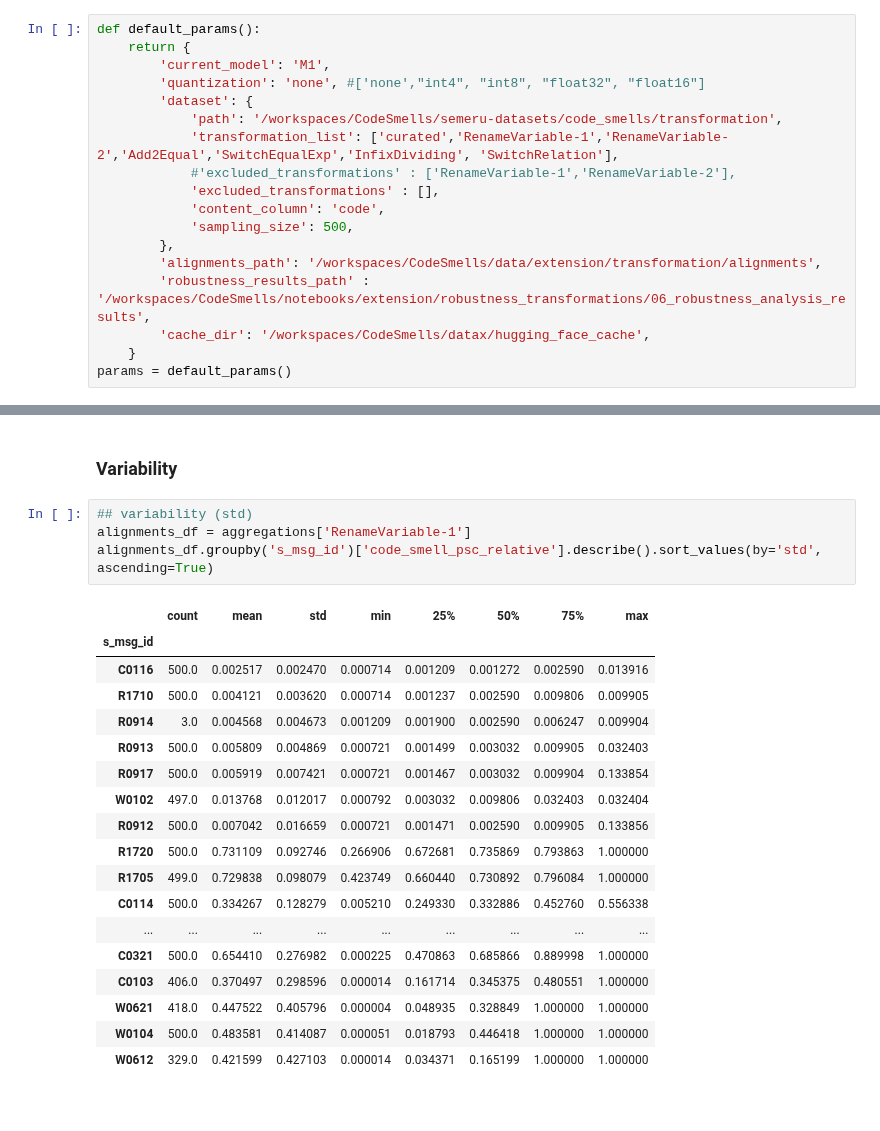
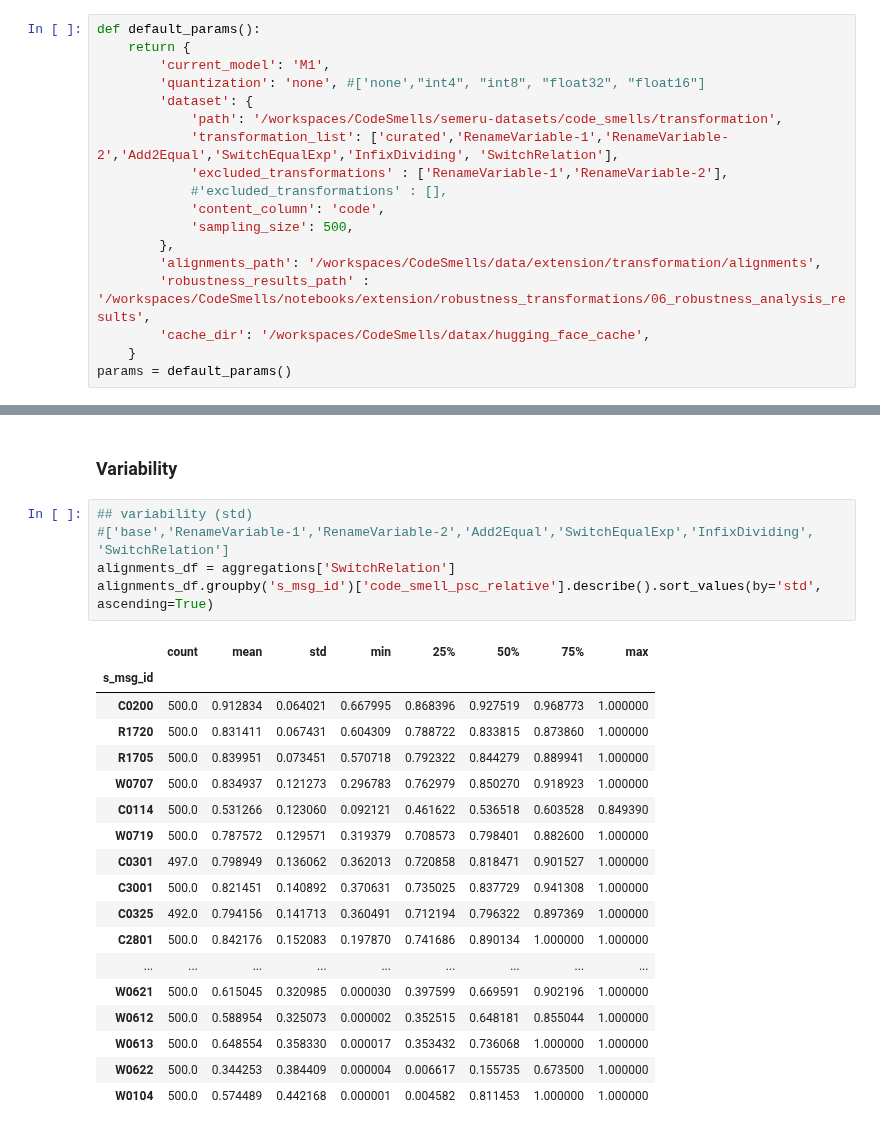
Before and after one commit to WM-SEMERU/CodeSmellExt, a Jupyter notebook: notebooks/extension/robustness_transformations/06_robustness_analysis.ipynb, the cells around one changed output, grey strips where cells are left out. Drawn from its saved outputs; the diff is of its cells as text.

```diff
--- a/notebooks/extension/robustness_transformations/06_robustness_analysis.ipynb
+++ b/notebooks/extension/robustness_transformations/06_robustness_analysis.ipynb
@@ -8,8 +8,8 @@ def default_params():
         'dataset': {
             'path': '/workspaces/CodeSmells/semeru-datasets/code_smells/transformation',
             'transformation_list': ['curated','RenameVariable-1','RenameVariable-2','Add2Equal','SwitchEqualExp','InfixDividing', 'SwitchRelation'],
-            #'excluded_transformations' : ['RenameVariable-1','RenameVariable-2'],
-            'excluded_transformations' : [],
+            'excluded_transformations' : ['RenameVariable-1','RenameVariable-2'],
+            #'excluded_transformations' : [],
             'content_column': 'code',
             'sampling_size': 500,
         },
@@ -345,24 +388,25 @@ KeyboardInterrupt:
 ### Variability
 # %%
 ## variability (std)
-alignments_df = aggregations['RenameVariable-1']
+#['base','RenameVariable-1','RenameVariable-2','Add2Equal','SwitchEqualExp','InfixDividing', 'SwitchRelation']
+alignments_df = aggregations['SwitchRelation']
 alignments_df.groupby('s_msg_id')['code_smell_psc_relative'].describe().sort_values(by='std', ascending=True)
 # %% [output]
 |  | count | mean | std | min | 25% | 50% | 75% | max |
 | s_msg_id |  |  |  |  |  |  |  |  |
-| C0116 | 500.0 | 0.002517 | 0.002470 | 0.000714 | 0.001209 | 0.001272 | 0.002590 | 0.013916 |
-| R1710 | 500.0 | 0.004121 | 0.003620 | 0.000714 | 0.001237 | 0.002590 | 0.009806 | 0.009905 |
-| R0914 | 3.0 | 0.004568 | 0.004673 | 0.001209 | 0.001900 | 0.002590 | 0.006247 | 0.009904 |
-| R0913 | 500.0 | 0.005809 | 0.004869 | 0.000721 | 0.001499 | 0.003032 | 0.009905 | 0.032403 |
-| R0917 | 500.0 | 0.005919 | 0.007421 | 0.000721 | 0.001467 | 0.003032 | 0.009904 | 0.133854 |
-| W0102 | 497.0 | 0.013768 | 0.012017 | 0.000792 | 0.003032 | 0.009806 | 0.032403 | 0.032404 |
-| R0912 | 500.0 | 0.007042 | 0.016659 | 0.000721 | 0.001471 | 0.002590 | 0.009905 | 0.133856 |
-| R1720 | 500.0 | 0.731109 | 0.092746 | 0.266906 | 0.672681 | 0.735869 | 0.793863 | 1.000000 |
-| R1705 | 499.0 | 0.729838 | 0.098079 | 0.423749 | 0.660440 | 0.730892 | 0.796084 | 1.000000 |
-| C0114 | 500.0 | 0.334267 | 0.128279 | 0.005210 | 0.249330 | 0.332886 | 0.452760 | 0.556338 |
+| C0200 | 500.0 | 0.912834 | 0.064021 | 0.667995 | 0.868396 | 0.927519 | 0.968773 | 1.000000 |
+| R1720 | 500.0 | 0.831411 | 0.067431 | 0.604309 | 0.788722 | 0.833815 | 0.873860 | 1.000000 |
+| R1705 | 500.0 | 0.839951 | 0.073451 | 0.570718 | 0.792322 | 0.844279 | 0.889941 | 1.000000 |
+| W0707 | 500.0 | 0.834937 | 0.121273 | 0.296783 | 0.762979 | 0.850270 | 0.918923 | 1.000000 |
+| C0114 | 500.0 | 0.531266 | 0.123060 | 0.092121 | 0.461622 | 0.536518 | 0.603528 | 0.849390 |
+| W0719 | 500.0 | 0.787572 | 0.129571 | 0.319379 | 0.708573 | 0.798401 | 0.882600 | 1.000000 |
+| C0301 | 497.0 | 0.798949 | 0.136062 | 0.362013 | 0.720858 | 0.818471 | 0.901527 | 1.000000 |
+| C3001 | 500.0 | 0.821451 | 0.140892 | 0.370631 | 0.735025 | 0.837729 | 0.941308 | 1.000000 |
+| C0325 | 492.0 | 0.794156 | 0.141713 | 0.360491 | 0.712194 | 0.796322 | 0.897369 | 1.000000 |
+| C2801 | 500.0 | 0.842176 | 0.152083 | 0.197870 | 0.741686 | 0.890134 | 1.000000 | 1.000000 |
 | ... | ... | ... | ... | ... | ... | ... | ... | ... |
-| C0321 | 500.0 | 0.654410 | 0.276982 | 0.000225 | 0.470863 | 0.685866 | 0.889998 | 1.000000 |
-| C0103 | 406.0 | 0.370497 | 0.298596 | 0.000014 | 0.161714 | 0.345375 | 0.480551 | 1.000000 |
-| W0621 | 418.0 | 0.447522 | 0.405796 | 0.000004 | 0.048935 | 0.328849 | 1.000000 | 1.000000 |
-| W0104 | 500.0 | 0.483581 | 0.414087 | 0.000051 | 0.018793 | 0.446418 | 1.000000 | 1.000000 |
-| W0612 | 329.0 | 0.421599 | 0.427103 | 0.000014 | 0.034371 | 0.165199 | 1.000000 | 1.000000 |
+| W0621 | 500.0 | 0.615045 | 0.320985 | 0.000030 | 0.397599 | 0.669591 | 0.902196 | 1.000000 |
+| W0612 | 500.0 | 0.588954 | 0.325073 | 0.000002 | 0.352515 | 0.648181 | 0.855044 | 1.000000 |
+| W0613 | 500.0 | 0.648554 | 0.358330 | 0.000017 | 0.353432 | 0.736068 | 1.000000 | 1.000000 |
+| W0622 | 500.0 | 0.344253 | 0.384409 | 0.000004 | 0.006617 | 0.155735 | 0.673500 | 1.000000 |
+| W0104 | 500.0 | 0.574489 | 0.442168 | 0.000001 | 0.004582 | 0.811453 | 1.000000 | 1.000000 |
```
Also changed, not shown: parts of 6 cells of this notebook, 21 other files.
